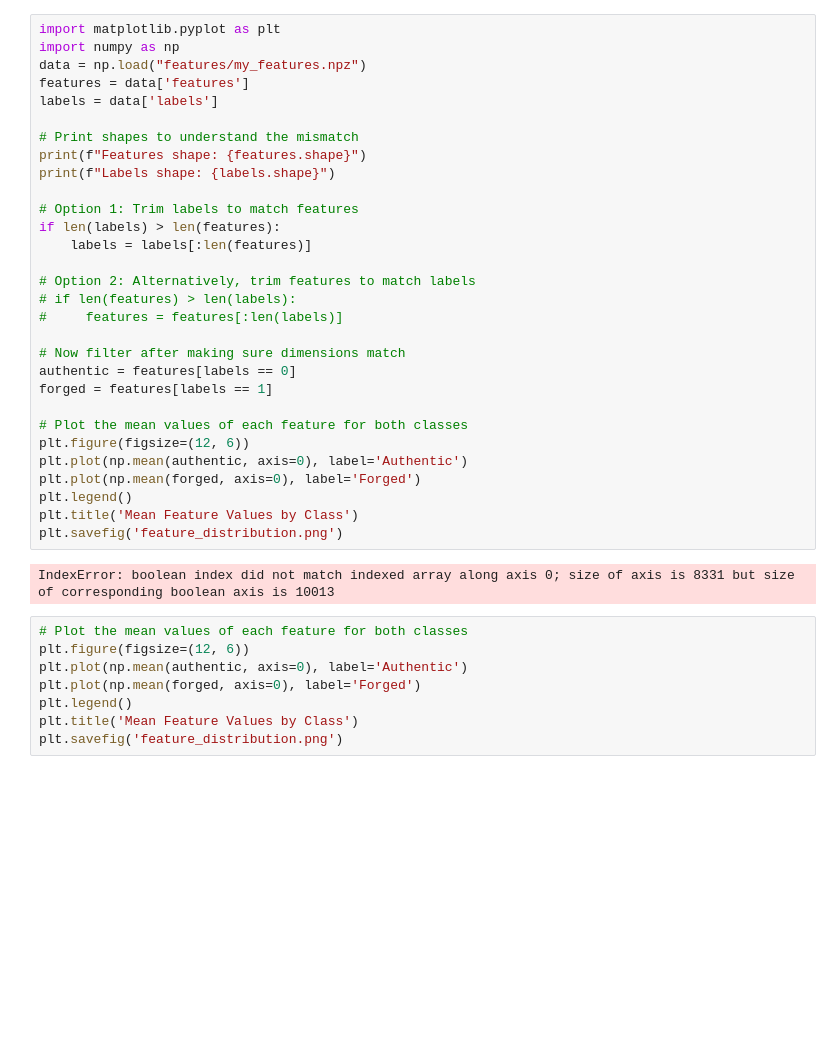
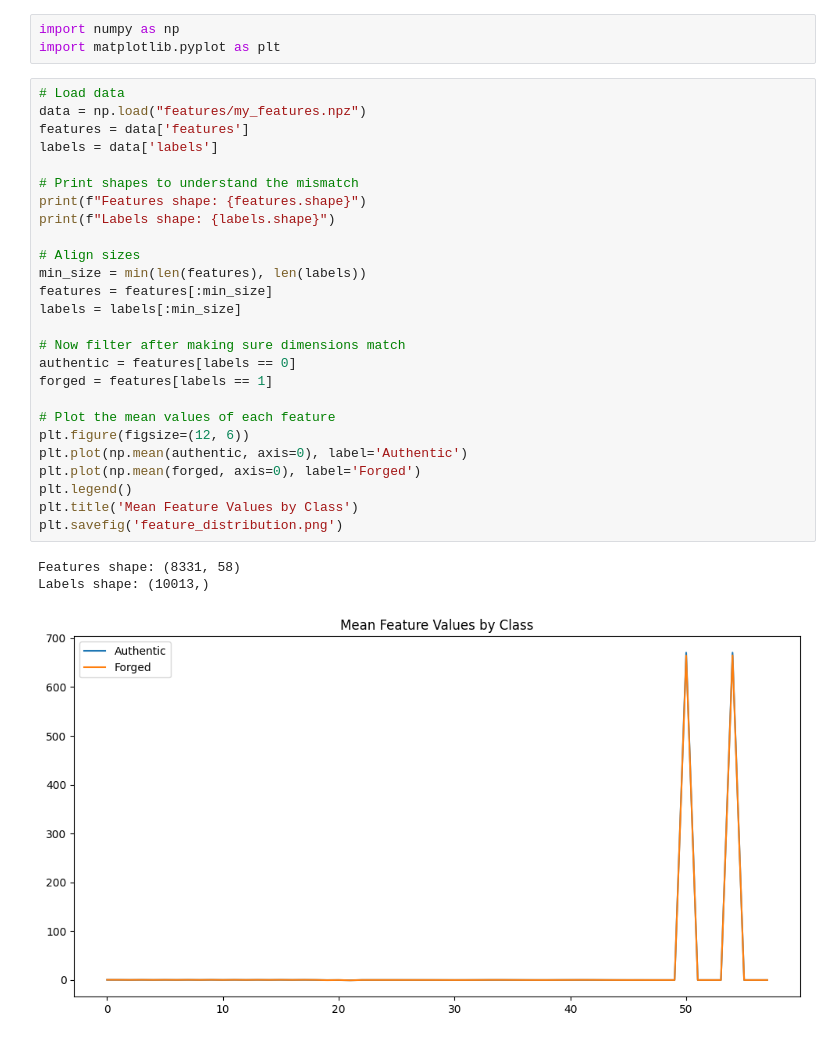
Before and after one commit to alowkii/RDLNN, a Jupyter notebook: rough.ipynb, the cells around one changed output. Cells and saved outputs as stored; diff of their text form; blank space fills up the shorter version.

```diff
--- a/rough.ipynb
+++ b/rough.ipynb
@@ -1,40 +1,33 @@
+# %%
+import numpy as np
+import matplotlib.pyplot as plt
 # %%
-import matplotlib.pyplot as plt
-import numpy as np
+# Load data
 data = np.load("features/my_features.npz")
 features = data['features']
 labels = data['labels']
 
 # Print shapes to understand the mismatch
 print(f"Features shape: {features.shape}")
 print(f"Labels shape: {labels.shape}")
 
-# Option 1: Trim labels to match features
-if len(labels) > len(features):
-    labels = labels[:len(features)]
-
-# Option 2: Alternatively, trim features to match labels
-# if len(features) > len(labels):
-#     features = features[:len(labels)]
+# Align sizes
+min_size = min(len(features), len(labels))
+features = features[:min_size]
+labels = labels[:min_size]
 
 # Now filter after making sure dimensions match
 authentic = features[labels == 0]
 forged = features[labels == 1]
 
-# Plot the mean values of each feature for both classes
+# Plot the mean values of each feature
 plt.figure(figsize=(12, 6))
 plt.plot(np.mean(authentic, axis=0), label='Authentic')
 plt.plot(np.mean(forged, axis=0), label='Forged')
 plt.legend()
 plt.title('Mean Feature Values by Class')
 plt.savefig('feature_distribution.png')
 # %% [output]
-IndexError: boolean index did not match indexed array along axis 0; size of axis is 8331 but size of corresponding boolean axis is 10013
+Features shape: (8331, 58)
+Labels shape: (10013,)
+[figure, added]
-# %%
-# Plot the mean values of each feature for both classes
-plt.figure(figsize=(12, 6))
-plt.plot(np.mean(authentic, axis=0), label='Authentic')
-plt.plot(np.mean(forged, axis=0), label='Forged')
-plt.legend()
-plt.title('Mean Feature Values by Class')
-plt.savefig('feature_distribution.png')
```
Also changed, not shown: 3 other files.
